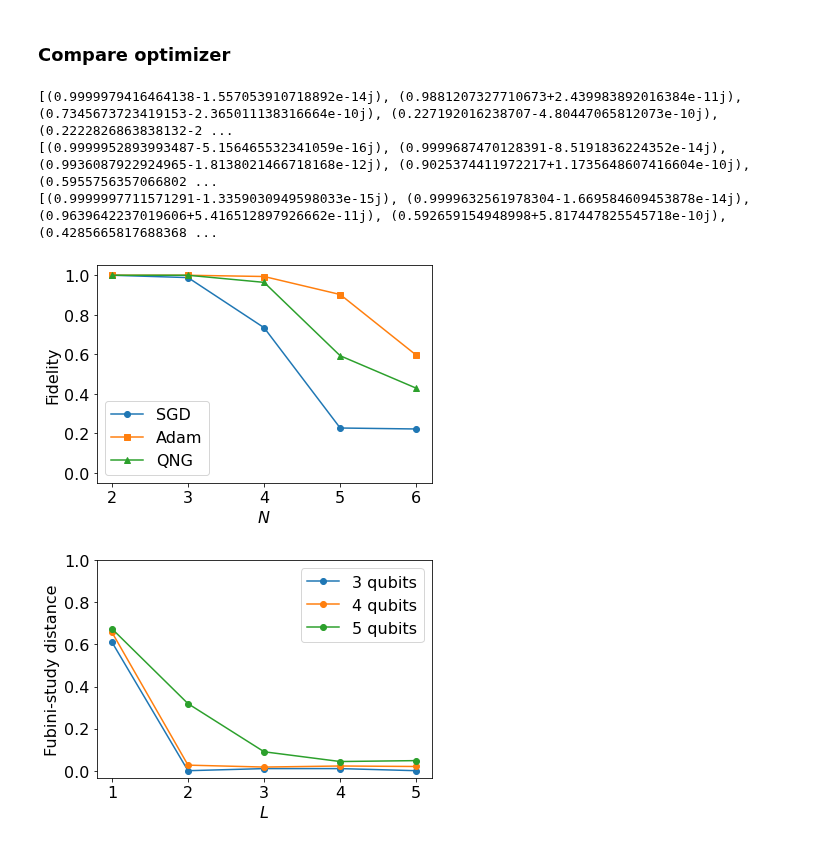
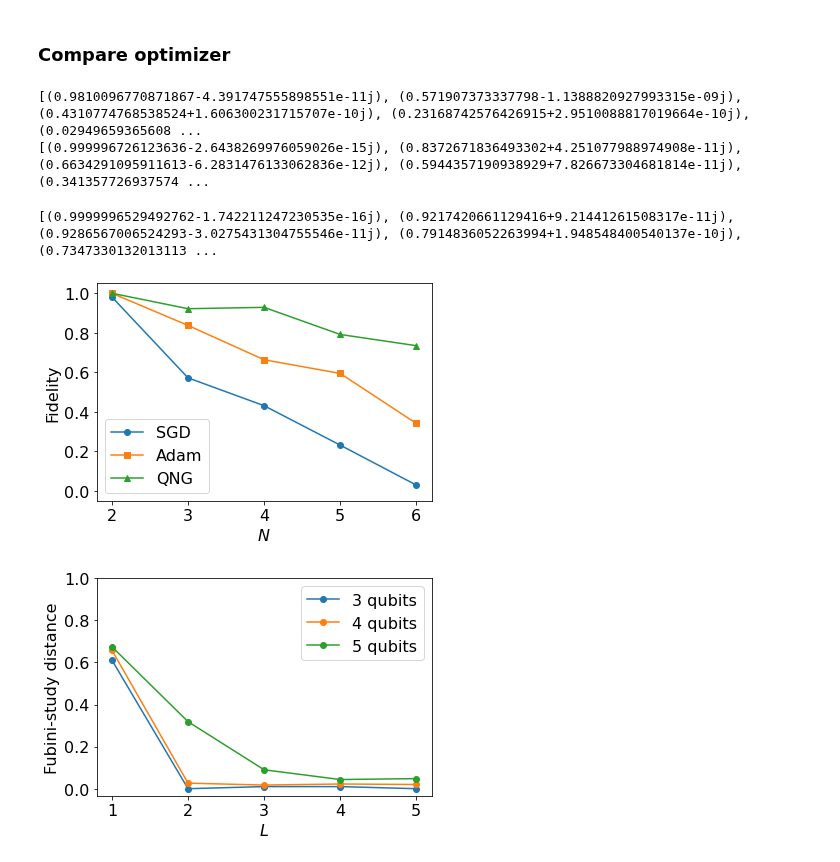
Before and after one commit to vutuanhai237/UC-VQA, a Jupyter notebook: codes/tomography/plot_compareW.ipynb, the cells around one changed output. Saved outputs shown, nothing was run; the diff lists cells and outputs as text; code cells hidden in the pictures.

```diff
--- a/codes/tomography/plot_compareW.ipynb
+++ b/codes/tomography/plot_compareW.ipynb
@@ -138,7 +138,7 @@ plt.show()
 # %% [markdown]
 ### Compare optimizer
 # %%
-ansatz = 'wchain'
+ansatz = 'walternating'
 qubits = [2, 3, 4, 5, 6]
 i = 2  # num layer
 for optimizer in ['sgd', 'adam', 'qng']:
@@ -151,37 +151,37 @@ for optimizer in ['sgd', 'adam', 'qng']:
                 ansatz + "_" + str(i) + '/' + str(j) + '/fidelities.csv'
         else:
             if optimizer == 'adam':
                 marker = 's'
             else:
                 marker = '^'
             path = "../../experiments/tomography/tomography_" + ansatz + "_" + \
                 str(i) + '/' + str(j) + '/fidelities_' + optimizer + '.csv'
         fidelities = pd.read_csv(path, sep=",", header=None)
         fidelities = fidelities.applymap(
             lambda s: complex(s.replace('i', 'j'))).values
         fidelitiess.append(np.max(fidelities))
     if optimizer == 'sgd':
         label = 'SGD'
     if optimizer == 'adam':
         label = 'Adam'
     if optimizer == 'qng':
         label = 'QNG'
     print(fidelitiess)
     plt.plot(range(2, 7), fidelitiess, label=label, marker=marker)
 
 plt.xticks(np.arange(2, 7, 1), size=16)
 plt.yticks(np.arange(0, 1.2, 0.2), size=16)
 plt.ylim(-0.05, 1.05)
 plt.xlabel('$N$', size=16)
 plt.ylabel('Fidelity', size=16)
 plt.legend(prop={'size': 16}, loc=3)
 # plt.savefig("./images/" + ansatz + '_compare.svg', format='svg', dpi=1000)
 plt.show()
 # %% [output]
-[(0.9999979416464138-1.557053910718892e-14j), (0.9881207327710673+2.439983892016384e-11j), (0.7345673723419153-2.365011138316664e-10j), (0.227192016238707-4.80447065812073e-10j), (0.2222826863838132-2 ...
-[(0.9999952893993487-5.156465532341059e-16j), (0.9999687470128391-8.5191836224352e-14j), (0.9936087922924965-1.8138021466718168e-12j), (0.9025374411972217+1.1735648607416604e-10j), (0.5955756357066802 ...
-[(0.9999997711571291-1.3359030949598033e-15j), (0.9999632561978304-1.669584609453878e-14j), (0.9639642237019606+5.416512897926662e-11j), (0.592659154948998+5.817447825545718e-10j), (0.4285665817688368 ...
+[(0.9810096770871867-4.391747555898551e-11j), (0.571907373337798-1.1388820927993315e-09j), (0.4310774768538524+1.606300231715707e-10j), (0.23168742576426915+2.9510088817019664e-10j), (0.02949659365608 ...
+[(0.999996726123636-2.6438269976059026e-15j), (0.8372671836493302+4.251077988974908e-11j), (0.6634291095911613-6.2831476133062836e-12j), (0.5944357190938929+7.826673304681814e-11j), (0.341357726937574 ...
+[(0.9999996529492762-1.742211247230535e-16j), (0.9217420661129416+9.21441261508317e-11j), (0.9286567006524293-3.0275431304755546e-11j), (0.7914836052263994+1.948548400540137e-10j), (0.7347330132013113 ...
-[figure, old version]
+[figure, new version]
 # %%
 ansatz = 'wchain'
 optimizer = 'adam'
```
Also changed, not shown: parts of 1 cell of this notebook, 6 other files.
